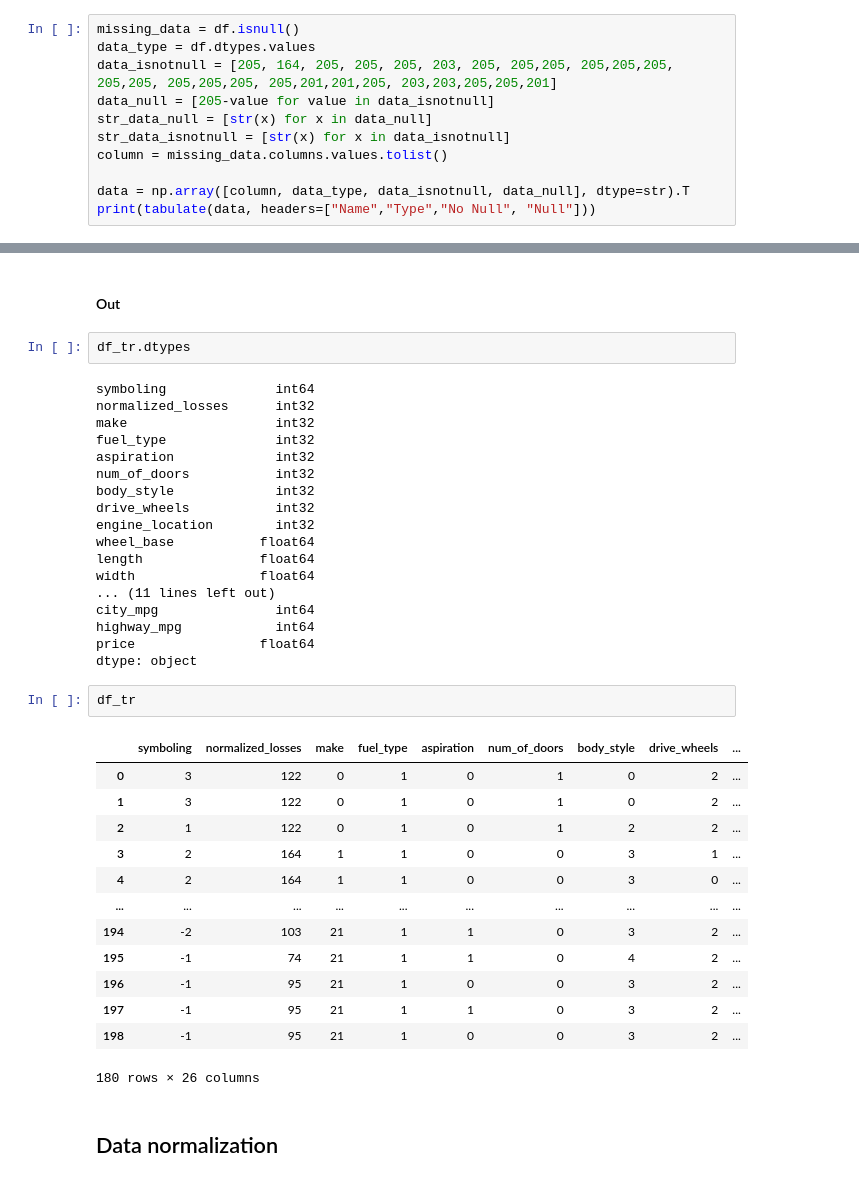
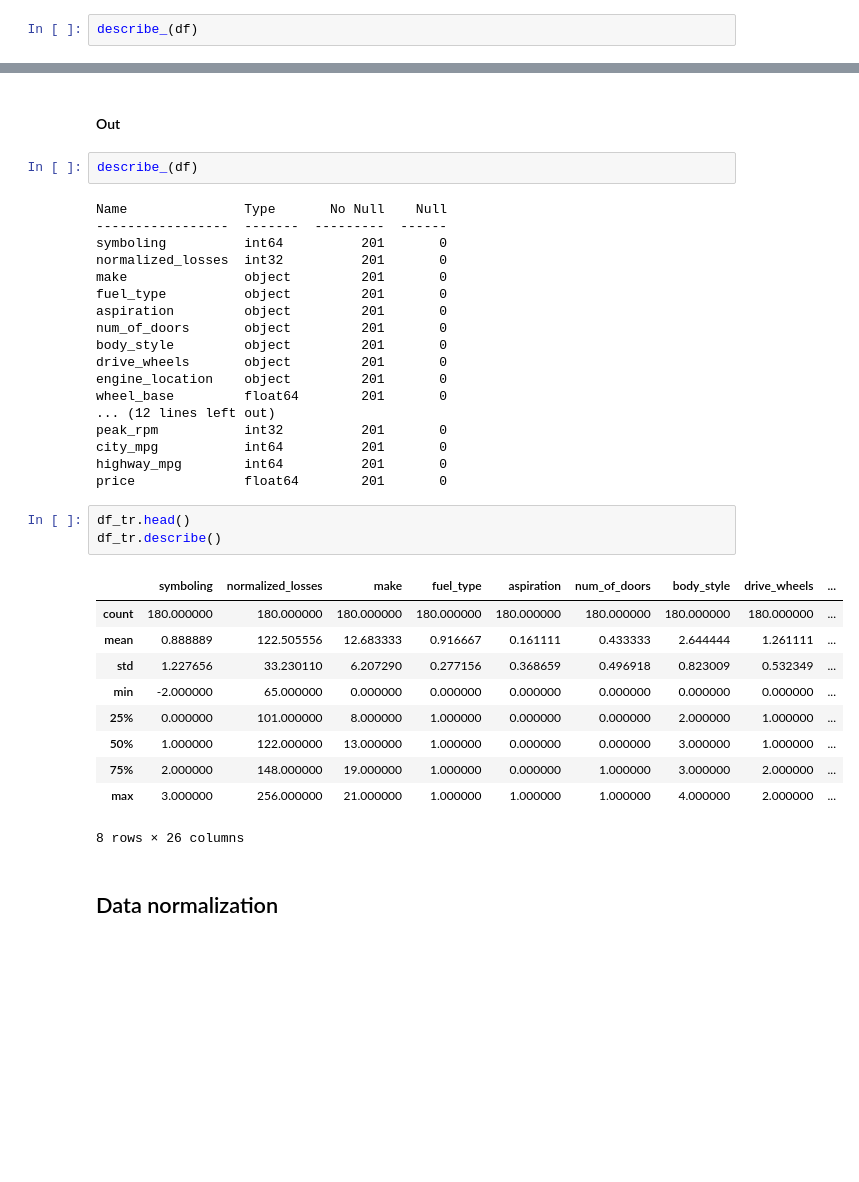
Before and after one commit to HarlamovGarik/dsml, a Jupyter notebook: Lab3/lab3_correlytion.ipynb, the cells around one changed output, grey strips where cells are left out. Saved outputs shown, nothing was run; the diff lists cells and outputs as text; blank space fills up the shorter version.

```diff
--- a/Lab3/lab3_correlytion.ipynb
+++ b/Lab3/lab3_correlytion.ipynb
@@ -36,14 +47,5 @@ Each column has 205 rows of data and 7 columns containing missing data:
 # %%
-missing_data = df.isnull()
-data_type = df.dtypes.values
-data_isnotnull = [205, 164, 205, 205, 205, 203, 205, 205,205, 205,205,205, 205,205, 205,205,205, 205,201,201,205, 203,203,205,205,201]
-data_null = [205-value for value in data_isnotnull]
-str_data_null = [str(x) for x in data_null]
-str_data_isnotnull = [str(x) for x in data_isnotnull]
-column = missing_data.columns.values.tolist()
-
-data = np.array([column, data_type, data_isnotnull, data_null], dtype=str).T
-print(tabulate(data, headers=["Name","Type","No Null", "Null"]))
+describe_(df)
 # %% [output]
 Name               Type       No Null    Null
 -----------------  -------  ---------  ------
@@ -162,41 +164,39 @@ df_tr = df_tr[df_tr.price < df_tr.price.quantile(0.9)]
 # %% [markdown]
 #### Out
 # %%
-df_tr.dtypes
+describe_(df)
 # %% [output]
-symboling              int64
-normalized_losses      int32
-make                   int32
-fuel_type              int32
-aspiration             int32
-num_of_doors           int32
-body_style             int32
-drive_wheels           int32
-engine_location        int32
-wheel_base           float64
-length               float64
-width                float64
-... (11 lines left out)
-city_mpg               int64
-highway_mpg            int64
-price                float64
-dtype: object
+Name               Type       No Null    Null
+-----------------  -------  ---------  ------
+symboling          int64          201       0
+normalized_losses  int32          201       0
+make               object         201       0
+fuel_type          object         201       0
+aspiration         object         201       0
+num_of_doors       object         201       0
+body_style         object         201       0
+drive_wheels       object         201       0
+engine_location    object         201       0
+wheel_base         float64        201       0
+... (12 lines left out)
+peak_rpm           int32          201       0
+city_mpg           int64          201       0
+highway_mpg        int64          201       0
+price              float64        201       0
 # %%
-df_tr
+df_tr.head()
+df_tr.describe()
 # %% [output]
 |  | symboling | normalized_losses | make | fuel_type | aspiration | num_of_doors | body_style | drive_wheels | ... |
-| 0 | 3 | 122 | 0 | 1 | 0 | 1 | 0 | 2 | ... |
-| 1 | 3 | 122 | 0 | 1 | 0 | 1 | 0 | 2 | ... |
-| 2 | 1 | 122 | 0 | 1 | 0 | 1 | 2 | 2 | ... |
-| 3 | 2 | 164 | 1 | 1 | 0 | 0 | 3 | 1 | ... |
-| 4 | 2 | 164 | 1 | 1 | 0 | 0 | 3 | 0 | ... |
-| ... | ... | ... | ... | ... | ... | ... | ... | ... | ... |
-| 194 | -2 | 103 | 21 | 1 | 1 | 0 | 3 | 2 | ... |
-| 195 | -1 | 74 | 21 | 1 | 1 | 0 | 4 | 2 | ... |
-| 196 | -1 | 95 | 21 | 1 | 0 | 0 | 3 | 2 | ... |
-| 197 | -1 | 95 | 21 | 1 | 1 | 0 | 3 | 2 | ... |
-| 198 | -1 | 95 | 21 | 1 | 0 | 0 | 3 | 2 | ... |
+| count | 180.000000 | 180.000000 | 180.000000 | 180.000000 | 180.000000 | 180.000000 | 180.000000 | 180.000000 | ... |
+| mean | 0.888889 | 122.505556 | 12.683333 | 0.916667 | 0.161111 | 0.433333 | 2.644444 | 1.261111 | ... |
+| std | 1.227656 | 33.230110 | 6.207290 | 0.277156 | 0.368659 | 0.496918 | 0.823009 | 0.532349 | ... |
+| min | -2.000000 | 65.000000 | 0.000000 | 0.000000 | 0.000000 | 0.000000 | 0.000000 | 0.000000 | ... |
+| 25% | 0.000000 | 101.000000 | 8.000000 | 1.000000 | 0.000000 | 0.000000 | 2.000000 | 1.000000 | ... |
+| 50% | 1.000000 | 122.000000 | 13.000000 | 1.000000 | 0.000000 | 0.000000 | 3.000000 | 1.000000 | ... |
+| 75% | 2.000000 | 148.000000 | 19.000000 | 1.000000 | 0.000000 | 1.000000 | 3.000000 | 2.000000 | ... |
+| max | 3.000000 | 256.000000 | 21.000000 | 1.000000 | 1.000000 | 1.000000 | 4.000000 | 2.000000 | ... |
-180 rows × 26 columns
+8 rows × 26 columns
 # %% [markdown]
 ## Data normalization
 # %% [markdown]
```
Also changed, not shown: parts of 16 cells of this notebook, 11 other files.
